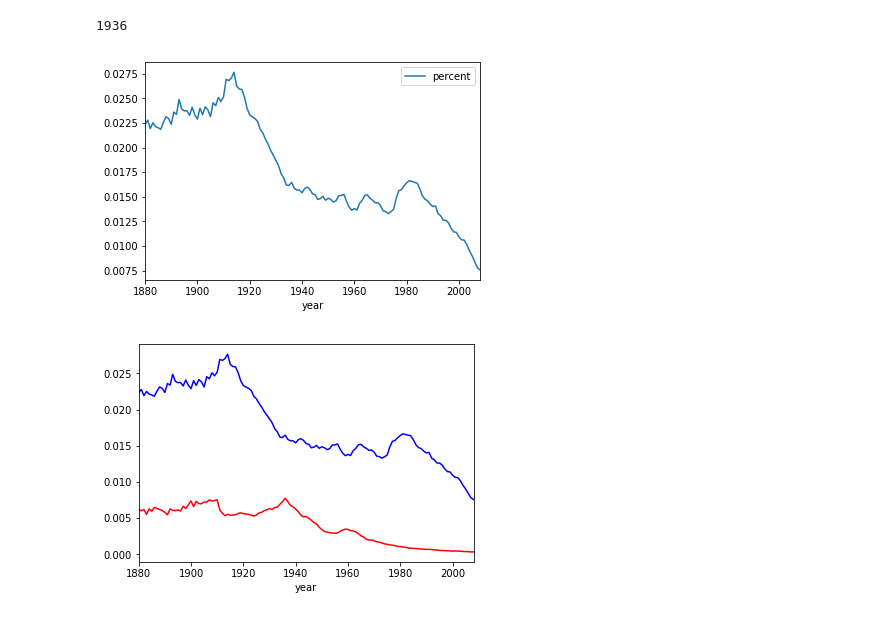
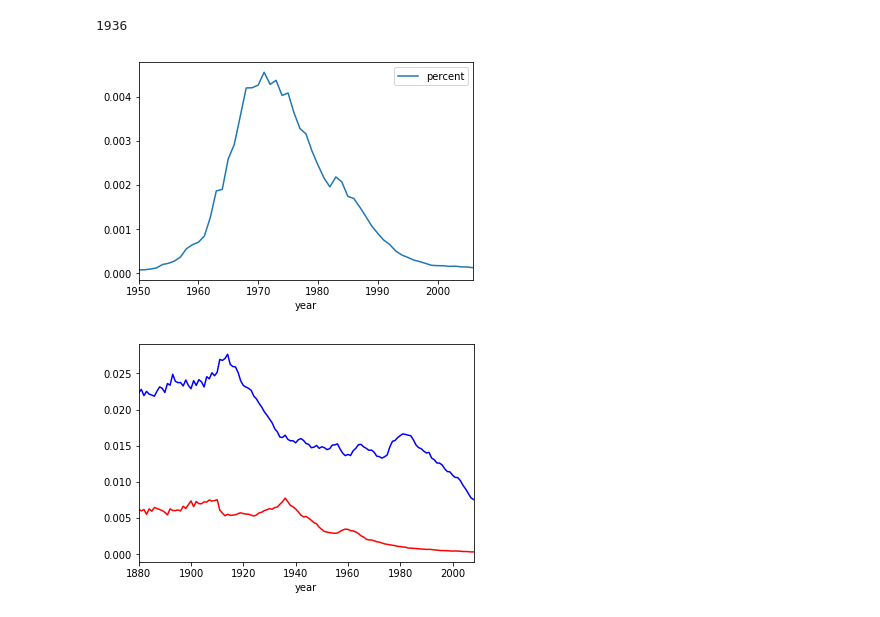
Before and after one commit to WHOIGit/pandas-talk, a Jupyter notebook: 08 pandas handling categorical data.ipynb, the cells around one changed output. Saved outputs shown, nothing was run; the diff lists cells and outputs as text; code cells hidden in the pictures.

```diff
--- a/08 pandas handling categorical data.ipynb
+++ b/08 pandas handling categorical data.ipynb
@@ -10,9 +8,10 @@ import numpy as np
 import pandas as pd
 
 # baby name popularity by year
+url = 'https://raw.githubusercontent.com/hadley/data-baby-names/master/baby-names.csv'
 
 # the first row here means that in 1880, 8.2% of boys born were named John
-bn = pd.read_csv(URL)
+bn = pd.read_csv(url)
 bn.head()
 # %% [output]
 |  | year | name | percent | sex |
@@ -91,7 +104,3 @@ gn.head(20)
 | Aaron | 1880 | 0.000861 |
 |  | 1881 | 0.000868 |
 |  | 1882 | 0.000697 |
-# %%
-# pull the name level out of the index into a column
-gn = gn.reset_index('name')
-gn.head()
@@ -116,15 +117,15 @@ joes['percent'].idxmax()
 1936
 # %%
 def name_series(name):
-    return gn[gn['name'] == name]
+    return gn.loc[name]
 
 def peak_year(name):
     s = name_series(name)['percent']
     return s.idxmax()
 
-name_series('Joseph').plot();
+name_series('Stacey').plot();
 # %% [output]
-[figure, old version]
+[figure, new version]
 # %%
 # visually compare Joe and Joseph
 ax = name_series('Joe').plot(legend=False, color='red');
```
Also changed, not shown: parts of 5 cells of this notebook, 6 other files.
